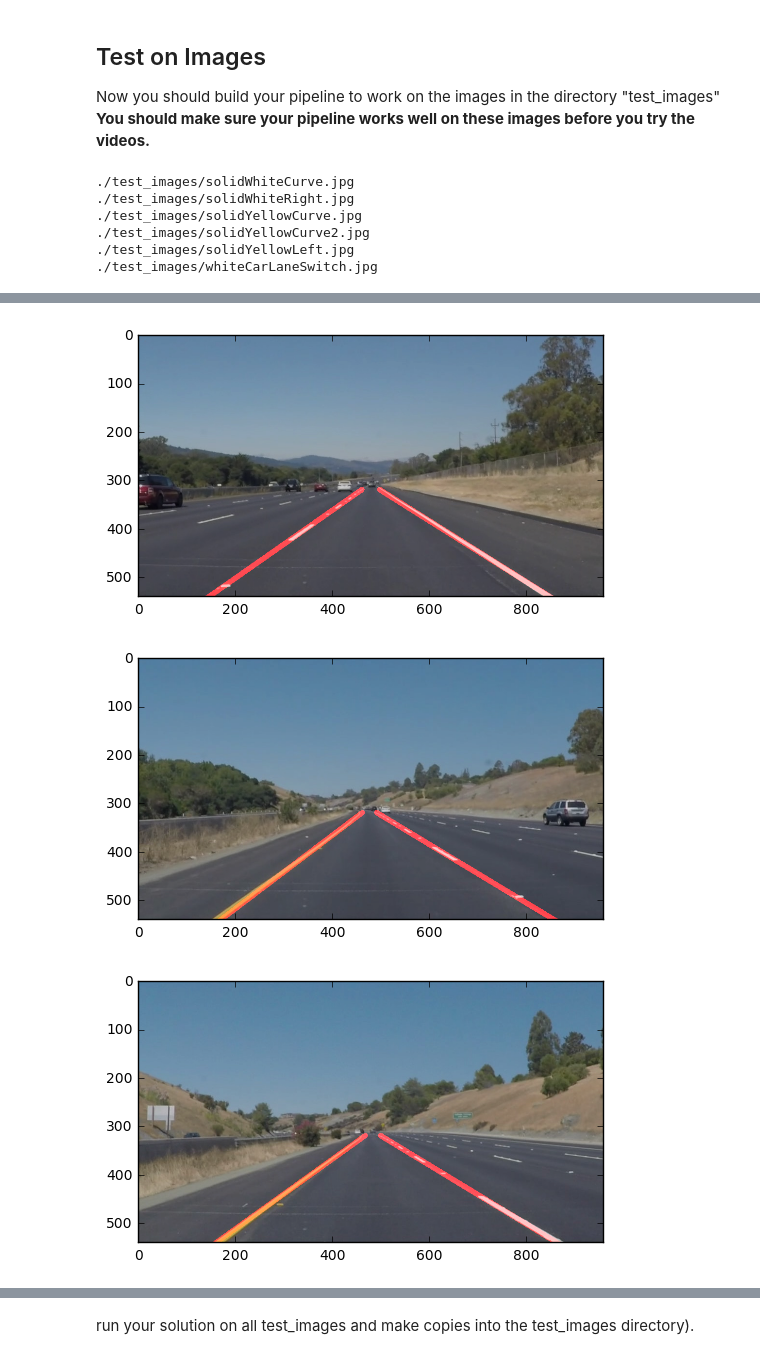
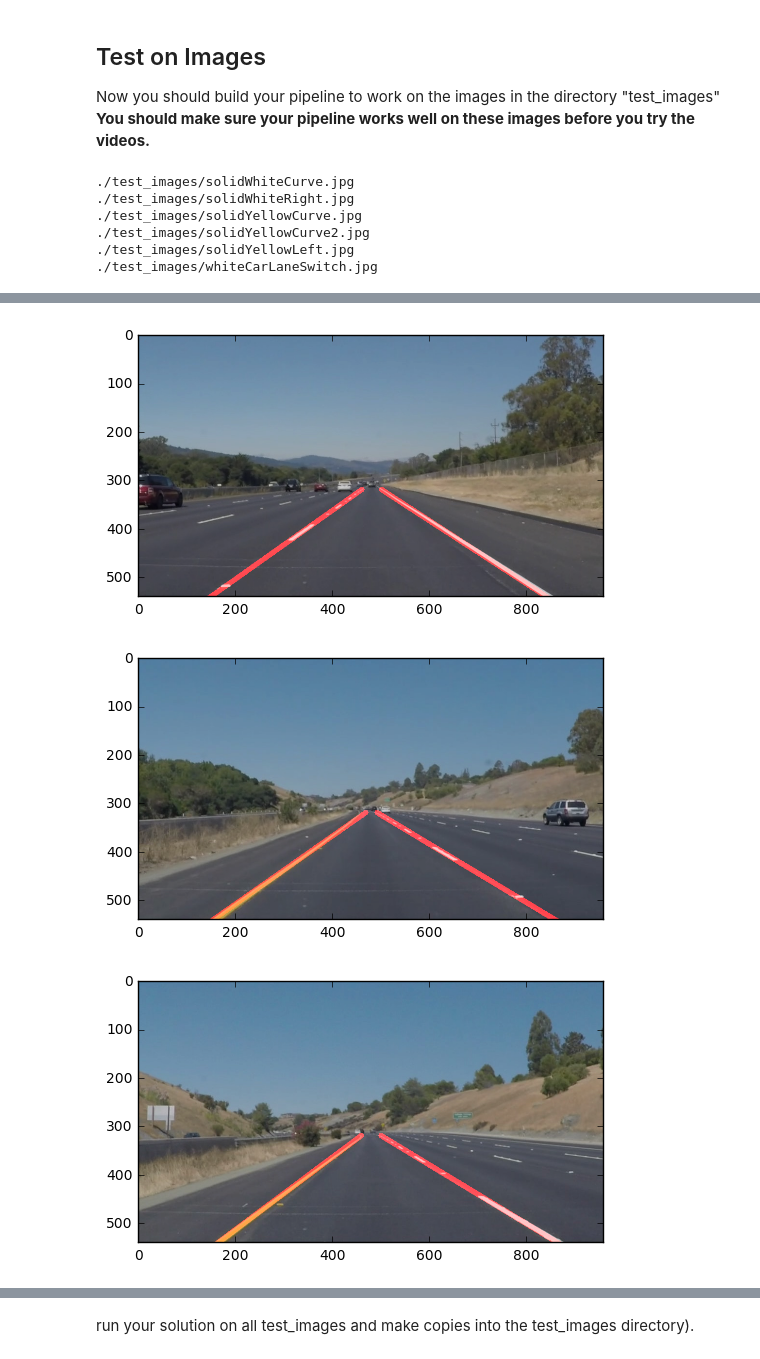
Before and after one commit to ksakmann/Canny-Edge-Lane-Line-Detector, a Jupyter notebook: CarND-LaneLines-P1/P1.ipynb, the cells around one changed output, grey strips where cells are left out. Saved outputs shown, nothing was run; the diff lists cells and outputs as text; code cells hidden in the pictures.

```diff
--- a/CarND-LaneLines-P1/P1.ipynb
+++ b/CarND-LaneLines-P1/P1.ipynb
@@ -149,7 +149,7 @@ def draw_lines(img, lines, color=[255, 0, 0], thickness=2):
     # of the left lane
     left_average  = np.mean(left_lines,axis=0)
     xl, yl, ml    = left_average
-    bl = yl-ml*xl
+    bl = int(yl-ml*xl)
 
 
     yl1 = int(bl)
@@ -162,8 +162,8 @@ def draw_lines(img, lines, color=[255, 0, 0], thickness=2):
     # and the average of the slopes to determine the y offset
     # of the right lane
     right_average = np.mean(right_lines,axis=0)
-    xr, yr, mr = right_average
-    br = yr-mr*xr
+    xr, yr,mr = right_average
+    br = int(yr-mr*xr)
 
     yr1 = ymin
     xr1 = int((yr1-br)/mr)
@@ -232,7 +232,7 @@ for im in images:
     blur_gray = gaussian_blur(img=gray, kernel_size=7)
 
     # Define our parameters for canny and apply canny edge detection
-    low_threshold = 80
+    low_threshold = 120
     high_threshold = 200
     edges = canny(img=img, low_threshold=low_threshold, high_threshold=high_threshold)
 
@@ -246,34 +246,34 @@ for im in images:
     masked_img = region_of_interest(edges, vertices)
 
     # Define the Hough transform parameters
     # Make a blank the same size as our image to draw on
     rho = 3 # distance resolution in pixels of the Hough grid
     theta = np.pi/180    # angular resolution in radians of the Hough grid
     threshold = 30       # minimum number of votes (intersections in Hough grid cell)
     min_line_len = 20    # minimum number of pixels making up a line
     max_line_gap = 10    # maximum gap in pixels between connectable line segments
 
     # get the Hough lines
     line_img = hough_lines(masked_img, rho, theta, threshold, min_line_len, max_line_gap)
 
     # Create a "color" binary image to combine with original image
     color_edges = np.dstack((line_img,line_img*0,line_img*0))
 
     lines_edges  = weighted_img(color_edges, img, α=0.8, β=1., λ=0.)
     plt.figure()
     imageName = filename.replace('.jpg','WithLanes.jpg')
     mpimg.imsave(fname=imageName,arr=lines_edges,format='jpg')
     plt.imshow(lines_edges)
 # %% [output]
 ./test_images/solidWhiteCurve.jpg
 ./test_images/solidWhiteRight.jpg
 ./test_images/solidYellowCurve.jpg
 ./test_images/solidYellowCurve2.jpg
 ./test_images/solidYellowLeft.jpg
 ./test_images/whiteCarLaneSwitch.jpg
 [figure]
 [figure]
-[figure, old version]
+[figure, new version]
 [figure]
 [figure]
 [figure]
```
Also changed, not shown: parts of 5 cells of this notebook, 8 other files.
